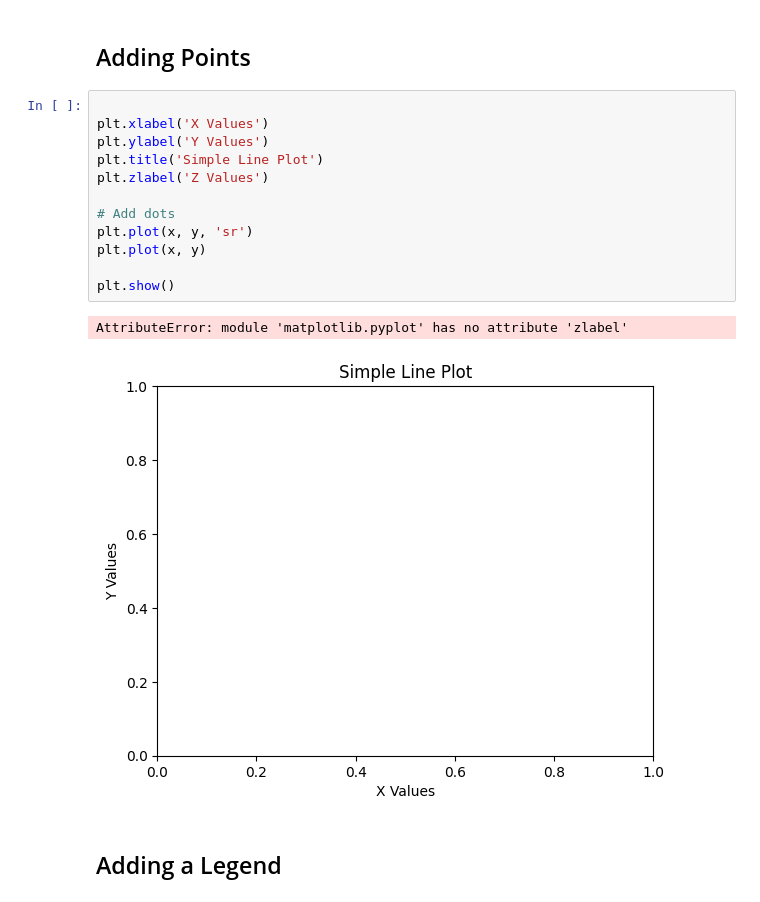
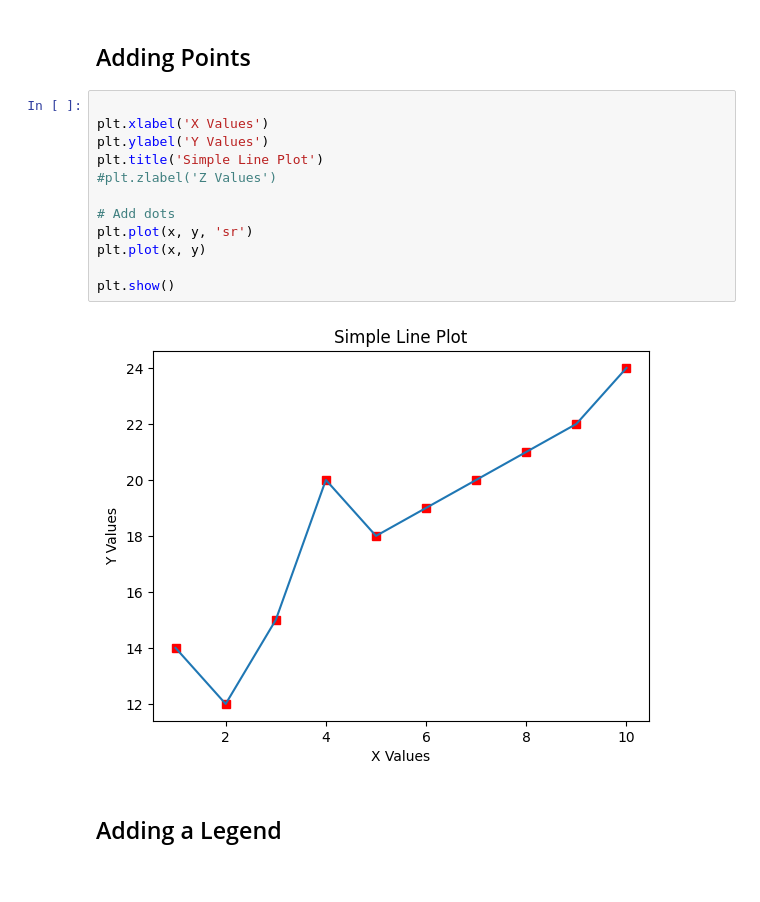
Before and after one commit to AhmedBaari/Deep-Learning, a Jupyter notebook: Visualization Workshop/data-vis-by-baari.ipynb, the cells around one changed output. Saved outputs shown, nothing was run; the diff lists cells and outputs as text.

```diff
--- a/Visualization Workshop/data-vis-by-baari.ipynb
+++ b/Visualization Workshop/data-vis-by-baari.ipynb
@@ -31,18 +37,17 @@ plt.show()
 # %%
 
 plt.xlabel('X Values')
 plt.ylabel('Y Values')
 plt.title('Simple Line Plot')
-plt.zlabel('Z Values')
+#plt.zlabel('Z Values')
 
 # Add dots
 plt.plot(x, y, 'sr')
 plt.plot(x, y)
 
 plt.show()
 # %% [output]
-AttributeError: module 'matplotlib.pyplot' has no attribute 'zlabel'
-[figure, old version]
+[figure, new version]
 # %% [markdown]
 ## Adding a Legend
 # %%
```
Also changed, not shown: parts of 9 cells of this notebook, 3 other files.
